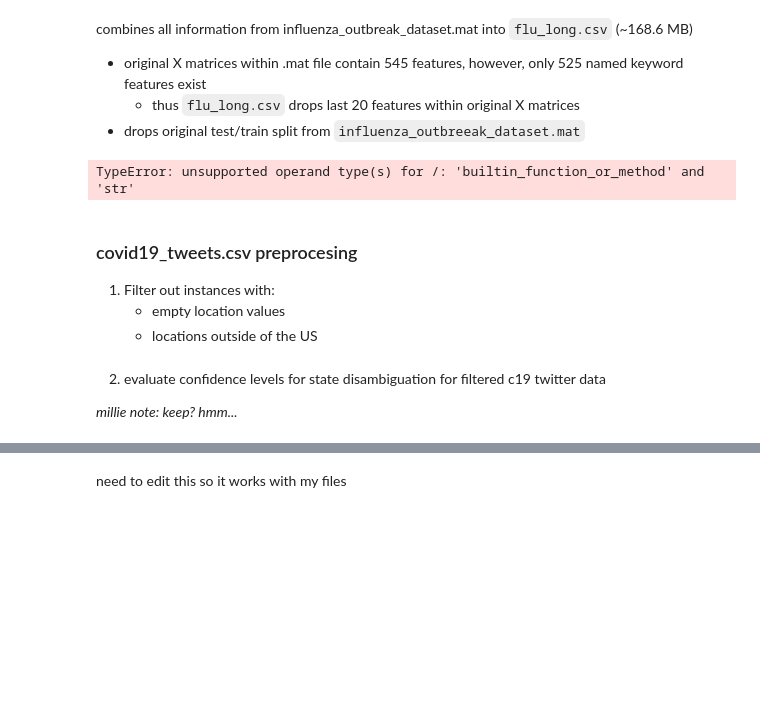
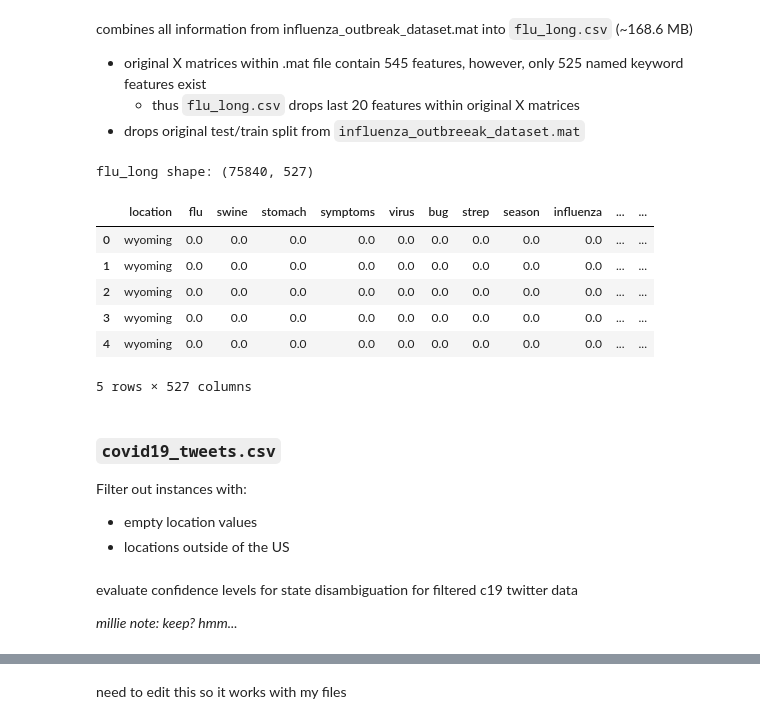
Before and after one commit to mk654/SML_PG60, a Jupyter notebook: COMP90051_ProjectGroup60_code.ipynb, the cells around one changed output, grey strips where cells are left out. Saved outputs shown, nothing was run; the diff lists cells and outputs as text; code cells hidden in the pictures; blank space fills up the shorter version.

````diff
--- a/COMP90051_ProjectGroup60_code.ipynb
+++ b/COMP90051_ProjectGroup60_code.ipynb
@@ -109,7 +112,7 @@
 - drops original test/train split from ```influenza_outbreeak_dataset.mat```
 # %%
 # Songhao -> combine all folds into one long-format .csv
-combined_out = Path(dir / "data/processed")
+combined_out = Path(repo_dir / "data/processed")
 combined_out.mkdir(parents=True, exist_ok=True)
 #flu_out = Path(flucsv_dir/ "ak_flucsv")
 keywords = pd.read_csv(flu_out / "keywords.csv")["keyword"].tolist()
@@ -117,39 +120,46 @@ locs = pd.read_csv(flu_out / "locs.csv")["location"].tolist()
 
 all_parts = []
 
 for i, loc in enumerate(locs):
     fold_dir = flu_out / f"fold_{i:02d}"
 
     X_train = pd.read_csv(fold_dir / "X_train.csv")
     y_train = pd.read_csv(fold_dir / "y_train.csv")
     X_test = pd.read_csv(fold_dir / "X_test.csv")
     y_test = pd.read_csv(fold_dir / "y_test.csv")
 
     X = pd.concat([X_train, X_test], ignore_index=True)
     y = pd.concat([y_train, y_test], ignore_index=True)
     X= np.asarray(X)
     X = X[:, :len(keywords)] # keep only keyword features
     y = np.asarray(y).reshape(-1).astype(int)
 
     df_part = pd.DataFrame(X, columns=keywords)
     df_part.insert(0, "location", loc)
 
     df_part["label"] = y
 
     all_parts.append(df_part)
 df = pd.concat(all_parts, ignore_index=True)
 csv_output_path = combined_out / "flu_long.csv"
 df.to_csv(csv_output_path, index=False)
 
 print("flu_long shape:", df.shape)
 df.head()
 # %% [output]
-TypeError: unsupported operand type(s) for /: 'builtin_function_or_method' and 'str'
+flu_long shape: (75840, 527)
+|  | location | flu | swine | stomach | symptoms | virus | bug | strep | season | influenza | ... | ... |
+| 0 | wyoming | 0.0 | 0.0 | 0.0 | 0.0 | 0.0 | 0.0 | 0.0 | 0.0 | 0.0 | ... | ... |
+| 1 | wyoming | 0.0 | 0.0 | 0.0 | 0.0 | 0.0 | 0.0 | 0.0 | 0.0 | 0.0 | ... | ... |
+| 2 | wyoming | 0.0 | 0.0 | 0.0 | 0.0 | 0.0 | 0.0 | 0.0 | 0.0 | 0.0 | ... | ... |
+| 3 | wyoming | 0.0 | 0.0 | 0.0 | 0.0 | 0.0 | 0.0 | 0.0 | 0.0 | 0.0 | ... | ... |
+| 4 | wyoming | 0.0 | 0.0 | 0.0 | 0.0 | 0.0 | 0.0 | 0.0 | 0.0 | 0.0 | ... | ... |
+5 rows × 527 columns
 # %% [markdown]
-### covid19_tweets.csv preprocesing
-1. Filter out instances with:
-    - empty location values
-    - locations outside of the US
+### ```covid19_tweets.csv```
+Filter out instances with:
+- empty location values
+- locations outside of the US
 # %%
 #print(c_df.columns)
 #print(c_df["user_location"].head())
@@ -241,7 +251,7 @@ def get_state(loc):
             return city_to_state[city]
     return None
 # %% [markdown]
-2. evaluate confidence levels for state disambiguation for filtered c19 twitter data
+evaluate confidence levels for state disambiguation for filtered c19 twitter data
 
 *millie note: keep? hmm...*
 # %%
````
Also changed, not shown: parts of 17 cells of this notebook.
